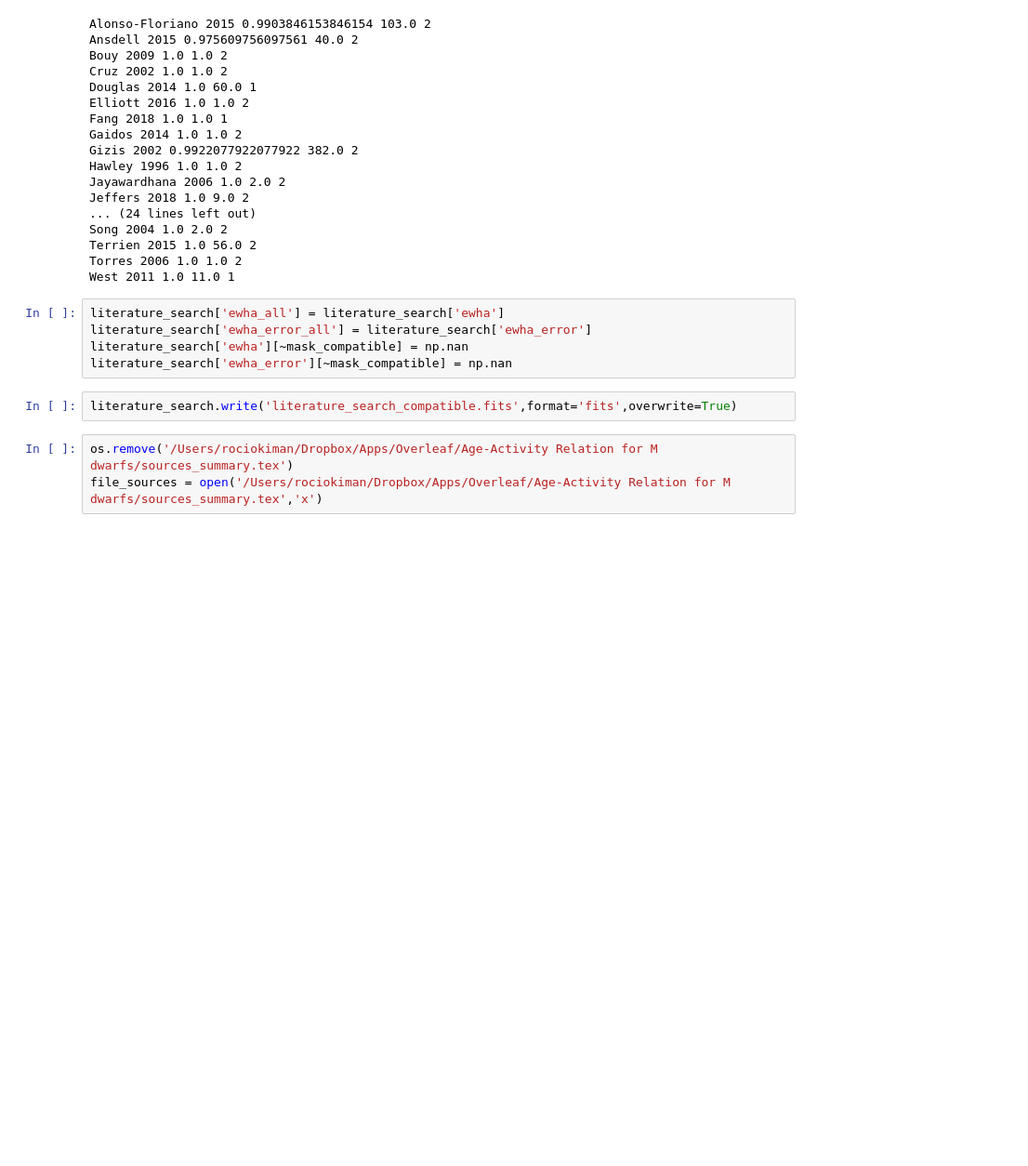
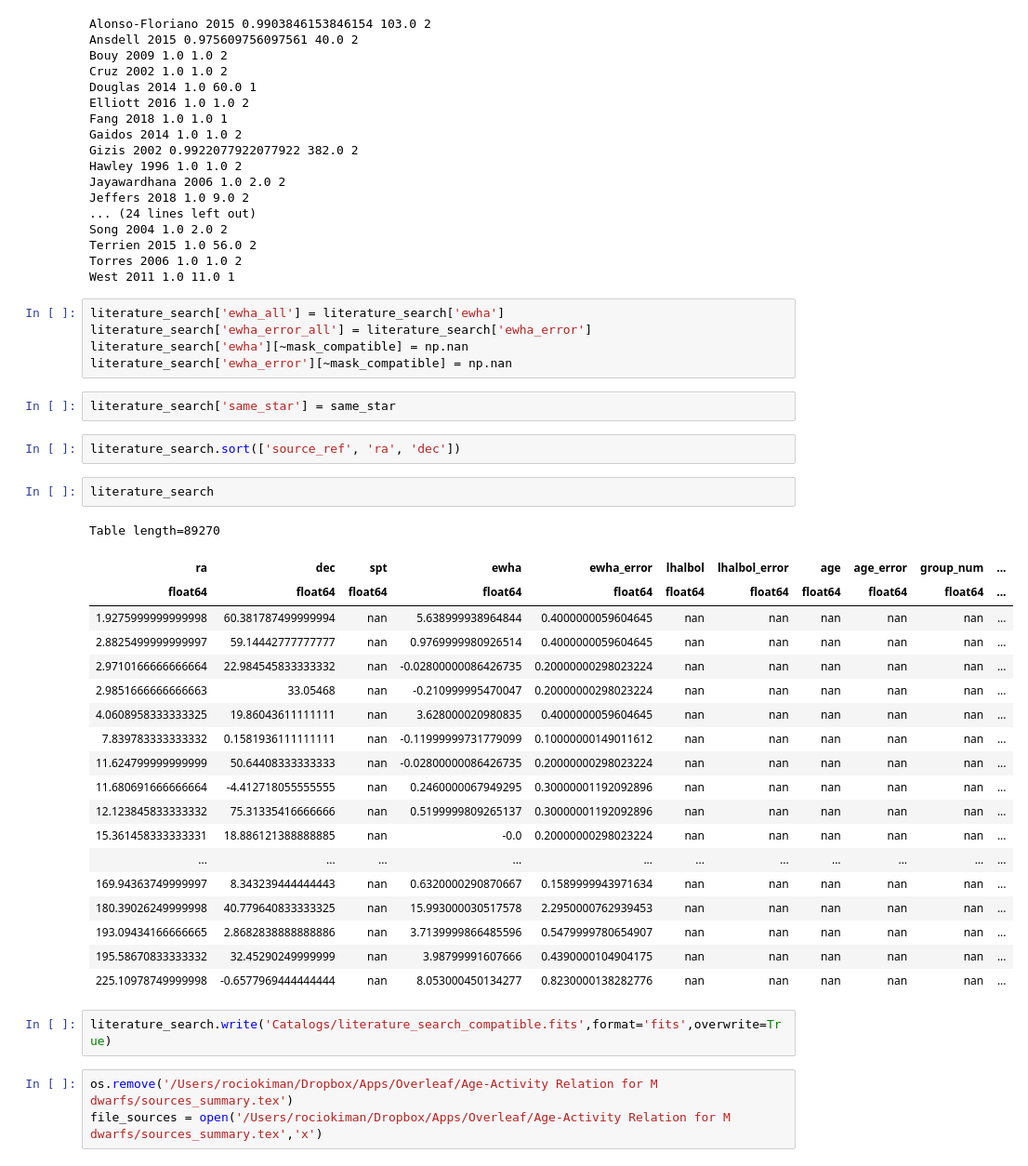
Before and after one commit to rkiman/M-dwarfs-Age-Activity-Relation, a Jupyter notebook: 2-CompatibleLiteratureSearchSample.ipynb, the cells around one changed output. Shown at 93% size. Drawn from its saved outputs; the diff is of its cells as text; blank space fills up the shorter version.

```diff
--- a/2-CompatibleLiteratureSearchSample.ipynb
+++ b/2-CompatibleLiteratureSearchSample.ipynb
@@ -240,8 +240,34 @@ literature_search['ewha_all'] = literature_search['ewha']
 literature_search['ewha_error_all'] = literature_search['ewha_error']
 literature_search['ewha'][~mask_compatible] = np.nan
 literature_search['ewha_error'][~mask_compatible] = np.nan
+# %%
+literature_search['same_star'] = same_star
+# %%
+literature_search.sort(['source_ref', 'ra', 'dec'])
+# %%
+literature_search
+# %% [output]
+Table length=89270
+| ra | dec | spt | ewha | ewha_error | lhalbol | lhalbol_error | age | age_error | group_num | ... |
+| float64 | float64 | float64 | float64 | float64 | float64 | float64 | float64 | float64 | float64 | ... |
+| 1.9275999999999998 | 60.381787499999994 | nan | 5.638999938964844 | 0.4000000059604645 | nan | nan | nan | nan | nan | ... |
+| 2.8825499999999997 | 59.14442777777777 | nan | 0.9769999980926514 | 0.4000000059604645 | nan | nan | nan | nan | nan | ... |
+| 2.9710166666666664 | 22.984545833333332 | nan | -0.02800000086426735 | 0.20000000298023224 | nan | nan | nan | nan | nan | ... |
+| 2.9851666666666663 | 33.05468 | nan | -0.210999995470047 | 0.20000000298023224 | nan | nan | nan | nan | nan | ... |
+| 4.0608958333333325 | 19.86043611111111 | nan | 3.628000020980835 | 0.4000000059604645 | nan | nan | nan | nan | nan | ... |
+| 7.839783333333332 | 0.1581936111111111 | nan | -0.11999999731779099 | 0.10000000149011612 | nan | nan | nan | nan | nan | ... |
+| 11.624799999999999 | 50.64408333333333 | nan | -0.02800000086426735 | 0.20000000298023224 | nan | nan | nan | nan | nan | ... |
+| 11.680691666666664 | -4.412718055555555 | nan | 0.2460000067949295 | 0.30000001192092896 | nan | nan | nan | nan | nan | ... |
+| 12.123845833333332 | 75.31335416666666 | nan | 0.5199999809265137 | 0.30000001192092896 | nan | nan | nan | nan | nan | ... |
+| 15.361458333333331 | 18.886121388888885 | nan | -0.0 | 0.20000000298023224 | nan | nan | nan | nan | nan | ... |
+| ... | ... | ... | ... | ... | ... | ... | ... | ... | ... | ... |
+| 169.94363749999997 | 8.343239444444443 | nan | 0.6320000290870667 | 0.1589999943971634 | nan | nan | nan | nan | nan | ... |
+| 180.39026249999998 | 40.779640833333325 | nan | 15.993000030517578 | 2.2950000762939453 | nan | nan | nan | nan | nan | ... |
+| 193.09434166666665 | 2.8682838888888886 | nan | 3.7139999866485596 | 0.5479999780654907 | nan | nan | nan | nan | nan | ... |
+| 195.58670833333332 | 32.45290249999999 | nan | 3.98799991607666 | 0.4390000104904175 | nan | nan | nan | nan | nan | ... |
+| 225.10978749999998 | -0.6577969444444444 | nan | 8.053000450134277 | 0.8230000138282776 | nan | nan | nan | nan | nan | ... |
 # %%
-literature_search.write('literature_search_compatible.fits',format='fits',overwrite=True)
+literature_search.write('Catalogs/literature_search_compatible.fits',format='fits',overwrite=True)
 # %%
 os.remove('/Users/rociokiman/Dropbox/Apps/Overleaf/Age-Activity Relation for M dwarfs/sources_summary.tex')
 file_sources = open('/Users/rociokiman/Dropbox/Apps/Overleaf/Age-Activity Relation for M dwarfs/sources_summary.tex','x')
```
